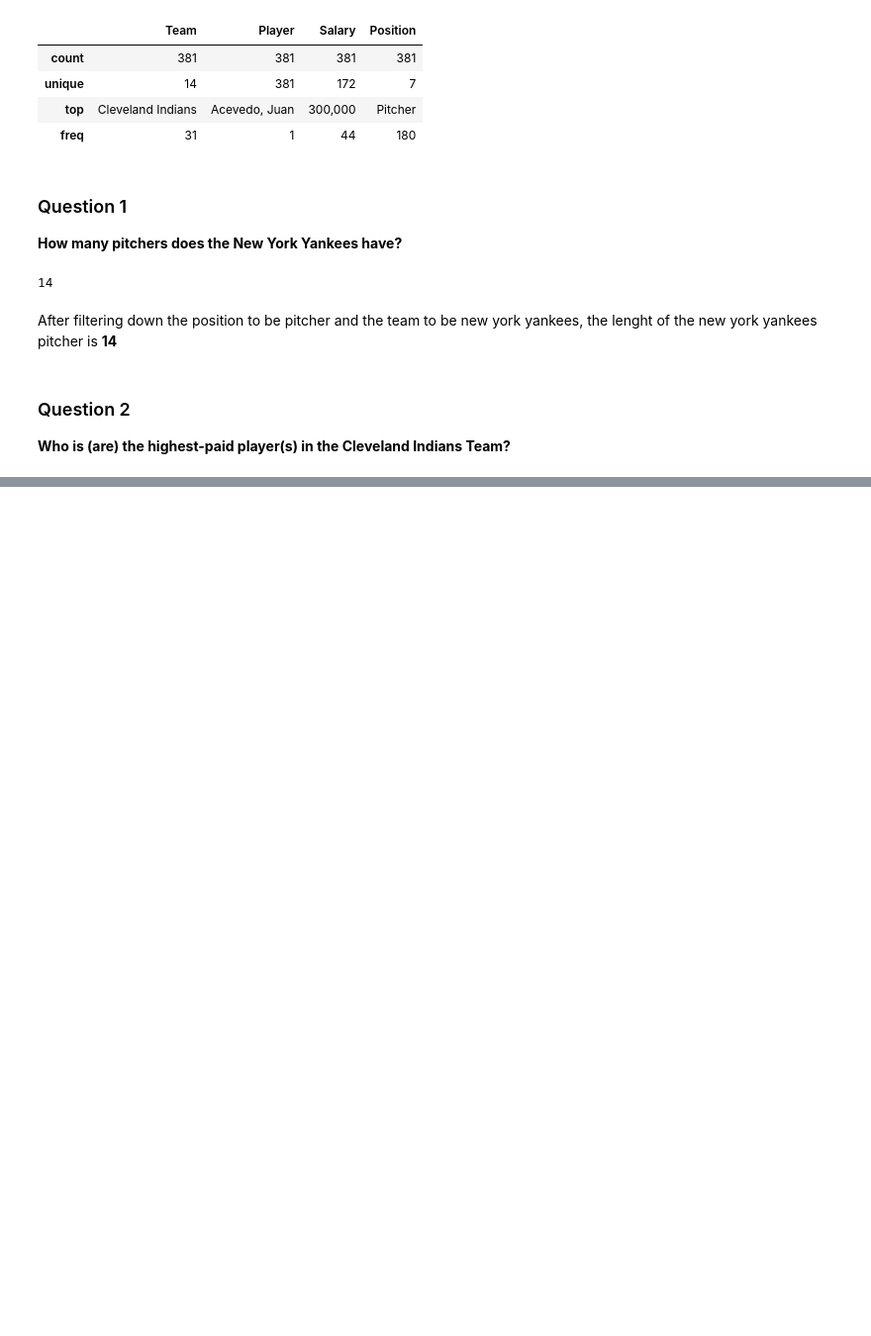
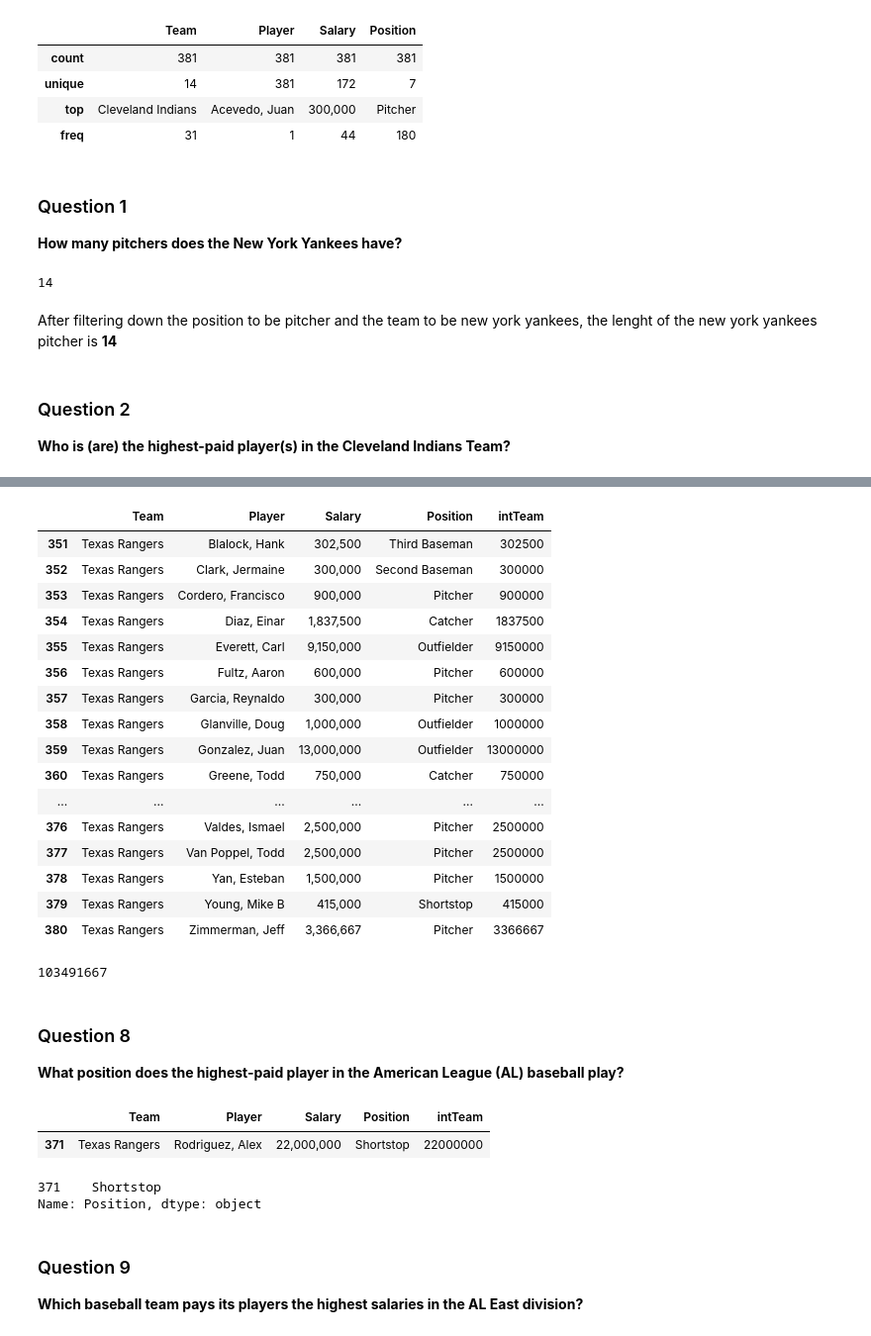
Before and after one commit to Afolabiomotayo/firstdataanalysisproject, a Jupyter notebook: salary analysis.ipynb, the cells around one changed output, grey strips where cells are left out. Shown: that part at 99% size. Drawn from its saved outputs; the diff is of its cells as text; code cells hidden in the pictures; blank space fills up the shorter version.

```diff
--- a/salary analysis.ipynb
+++ b/salary analysis.ipynb
@@ -110,0 +176,30 @@ clevelandI_team
+# %%
+pd7=pd1[(pd1["Team"] == "Texas Rangers")]
+# %%
+pd7
+# %% [output]
+|  | Team | Player | Salary | Position | intTeam |
+| 351 | Texas Rangers | Blalock, Hank | 302,500 | Third Baseman | 302500 |
+| 352 | Texas Rangers | Clark, Jermaine | 300,000 | Second Baseman | 300000 |
+| 353 | Texas Rangers | Cordero, Francisco | 900,000 | Pitcher | 900000 |
+| 354 | Texas Rangers | Diaz, Einar | 1,837,500 | Catcher | 1837500 |
+| 355 | Texas Rangers | Everett, Carl | 9,150,000 | Outfielder | 9150000 |
+| 356 | Texas Rangers | Fultz, Aaron | 600,000 | Pitcher | 600000 |
+| 357 | Texas Rangers | Garcia, Reynaldo | 300,000 | Pitcher | 300000 |
+| 358 | Texas Rangers | Glanville, Doug | 1,000,000 | Outfielder | 1000000 |
+| 359 | Texas Rangers | Gonzalez, Juan | 13,000,000 | Outfielder | 13000000 |
+| 360 | Texas Rangers | Greene, Todd | 750,000 | Catcher | 750000 |
+| ... | ... | ... | ... | ... | ... |
+| 376 | Texas Rangers | Valdes, Ismael | 2,500,000 | Pitcher | 2500000 |
+| 377 | Texas Rangers | Van Poppel, Todd | 2,500,000 | Pitcher | 2500000 |
+| 378 | Texas Rangers | Yan, Esteban | 1,500,000 | Pitcher | 1500000 |
+| 379 | Texas Rangers | Young, Mike B | 415,000 | Shortstop | 415000 |
+| 380 | Texas Rangers | Zimmerman, Jeff | 3,366,667 | Pitcher | 3366667 |
+# %%
+pd7["intTeam"].sum()
+# %% [output]
+103491667
+# %% [markdown]
+### Question 8
+
+**What position does the highest-paid player in the American League (AL) baseball play?**
@@ -110,0 +208,13 @@ clevelandI_team
+# %%
+pd8
+# %% [output]
+|  | Team | Player | Salary | Position | intTeam |
+| 371 | Texas Rangers | Rodriguez, Alex | 22,000,000 | Shortstop | 22000000 |
+# %%
+pd8["Position"]
+# %% [output]
+371    Shortstop
+Name: Position, dtype: object
+# %% [markdown]
+### Question 9
+**Which baseball team pays its players the highest salaries in the AL East division?**
```
Also changed, not shown: parts of 56 cells of this notebook.
